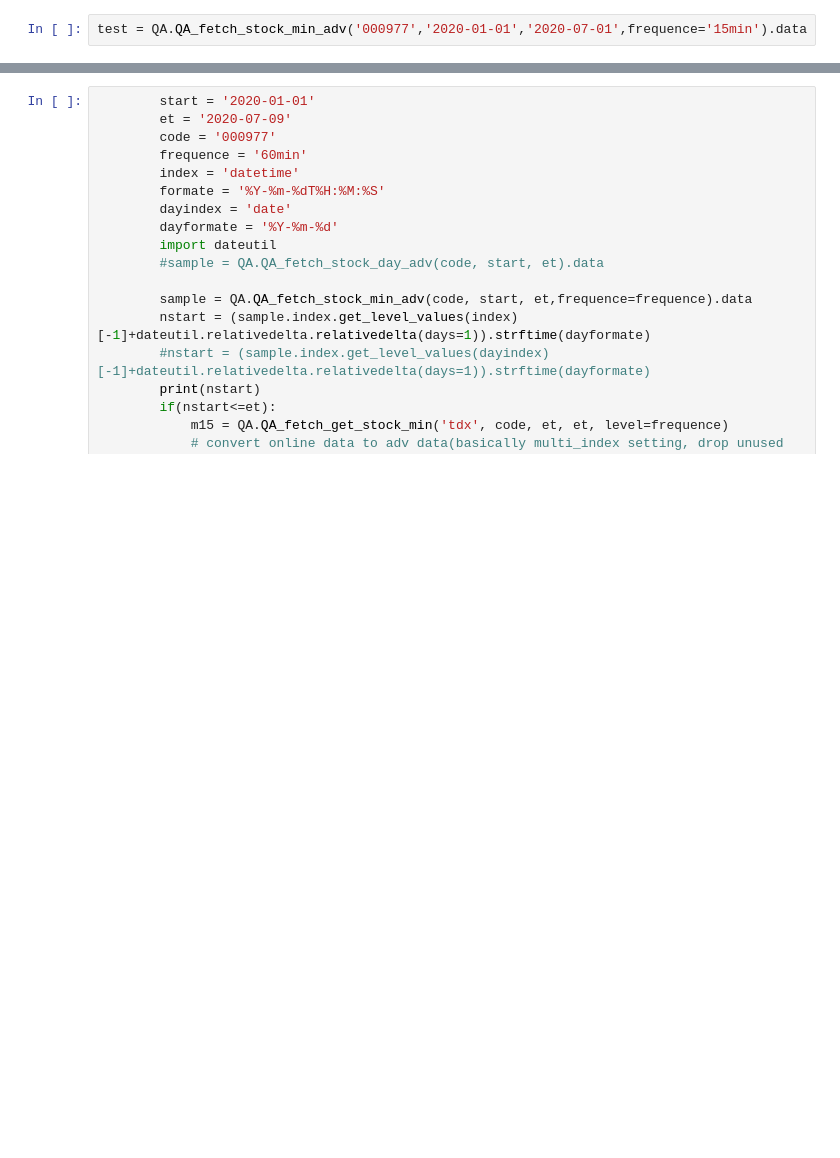
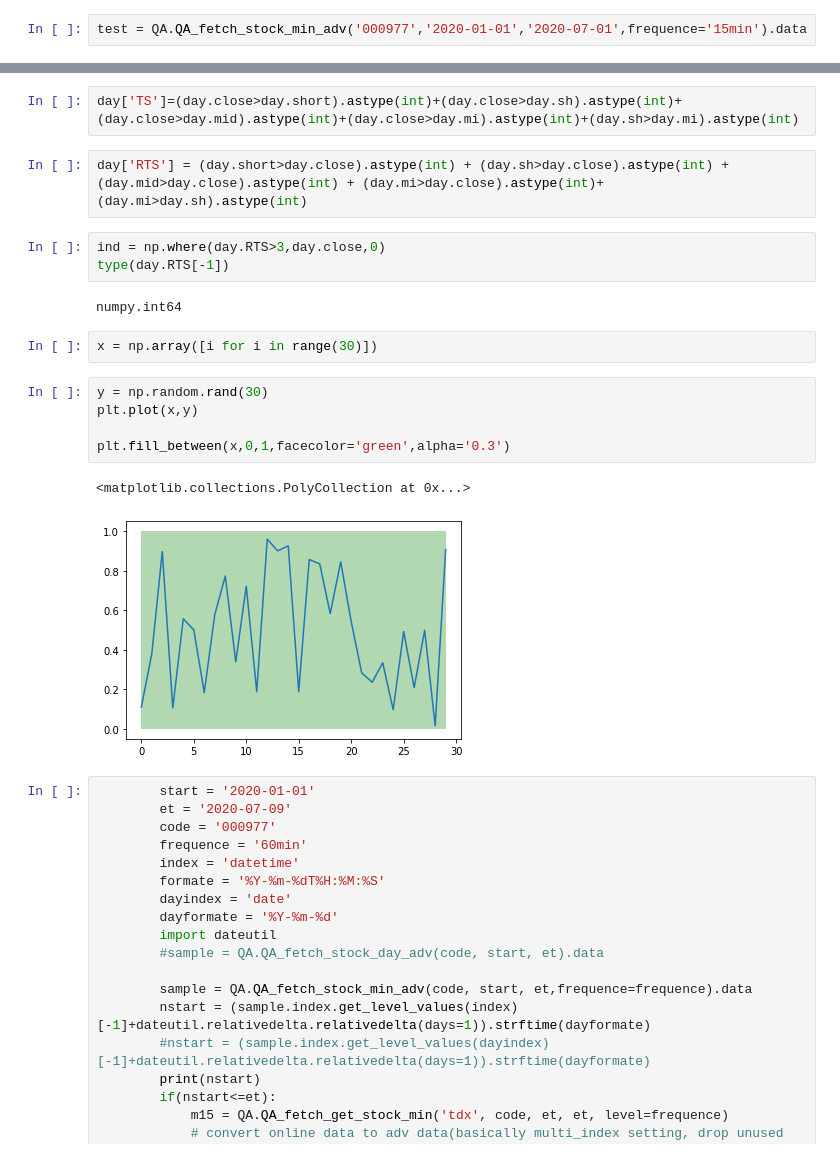
Before and after one commit to mildone/strategy, a Jupyter notebook: Untitled.ipynb, the cells around one changed output, grey strips where cells are left out. Drawn from its saved outputs; the diff is of its cells as text; blank space fills up the shorter version.

```diff
--- a/Untitled.ipynb
+++ b/Untitled.ipynb
@@ -133,3 +148,22 @@ day[-1:]
+# %%
+day['TS']=(day.close>day.short).astype(int)+(day.close>day.sh).astype(int)+ (day.close>day.mid).astype(int)+(day.close>day.mi).astype(int)+(day.sh>day.mi).astype(int)
+# %%
+day['RTS'] = (day.short>day.close).astype(int) + (day.sh>day.close).astype(int) + (day.mid>day.close).astype(int) + (day.mi>day.close).astype(int)+(day.mi>day.sh).astype(int)
+# %%
+ind = np.where(day.RTS>3,day.close,0)
+type(day.RTS[-1])
+# %% [output]
+numpy.int64
+# %%
+x = np.array([i for i in range(30)])
+# %%
+y = np.random.rand(30)
+plt.plot(x,y)
+
+plt.fill_between(x,0,1,facecolor='green',alpha='0.3')
+# %% [output]
+<matplotlib.collections.PolyCollection at 0x...>
+[figure, added]
 # %%
         start = '2020-01-01'
         et = '2020-07-09'
```
Also changed, not shown: parts of 6 cells of this notebook, 3 other files.
